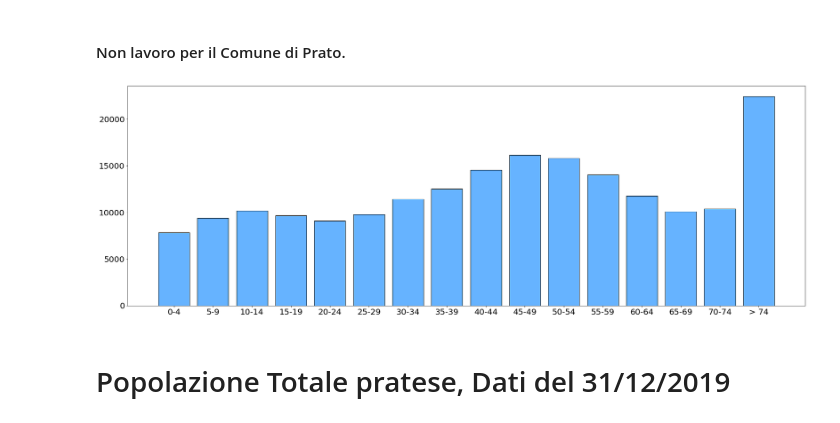
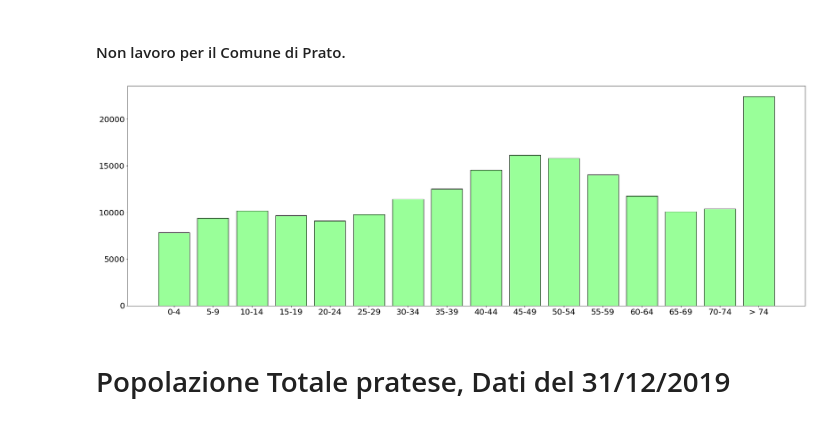
Before and after one commit to davidefabbrico/local-dati-gov, a Jupyter notebook: Popolazione Pratese.ipynb, the cells around one changed output. Saved outputs shown, nothing was run; the diff lists cells and outputs as text; code cells hidden in the pictures.

```diff
--- a/Popolazione Pratese.ipynb
+++ b/Popolazione Pratese.ipynb
@@ -34,11 +34,11 @@ for i in df_no.columns:
 # %%
 plt.figure(figsize = (30,10))
 plt.xticks(size = 20)
 plt.yticks(size = 20)
-plt.bar(dic_num_age.keys(), height = dic_num_age.values(), color = '#66b3ff', edgecolor = "black")
+plt.bar(dic_num_age.keys(), height = dic_num_age.values(), color = '#99ff99', edgecolor = "black")
 plt.show()
 # %% [output]
-[figure, old version]
+[figure, new version]
 # %% [markdown]
 # Popolazione Totale pratese, Dati del 31/12/2019
 # %%
```
Also changed, not shown: parts of 27 cells of this notebook.
